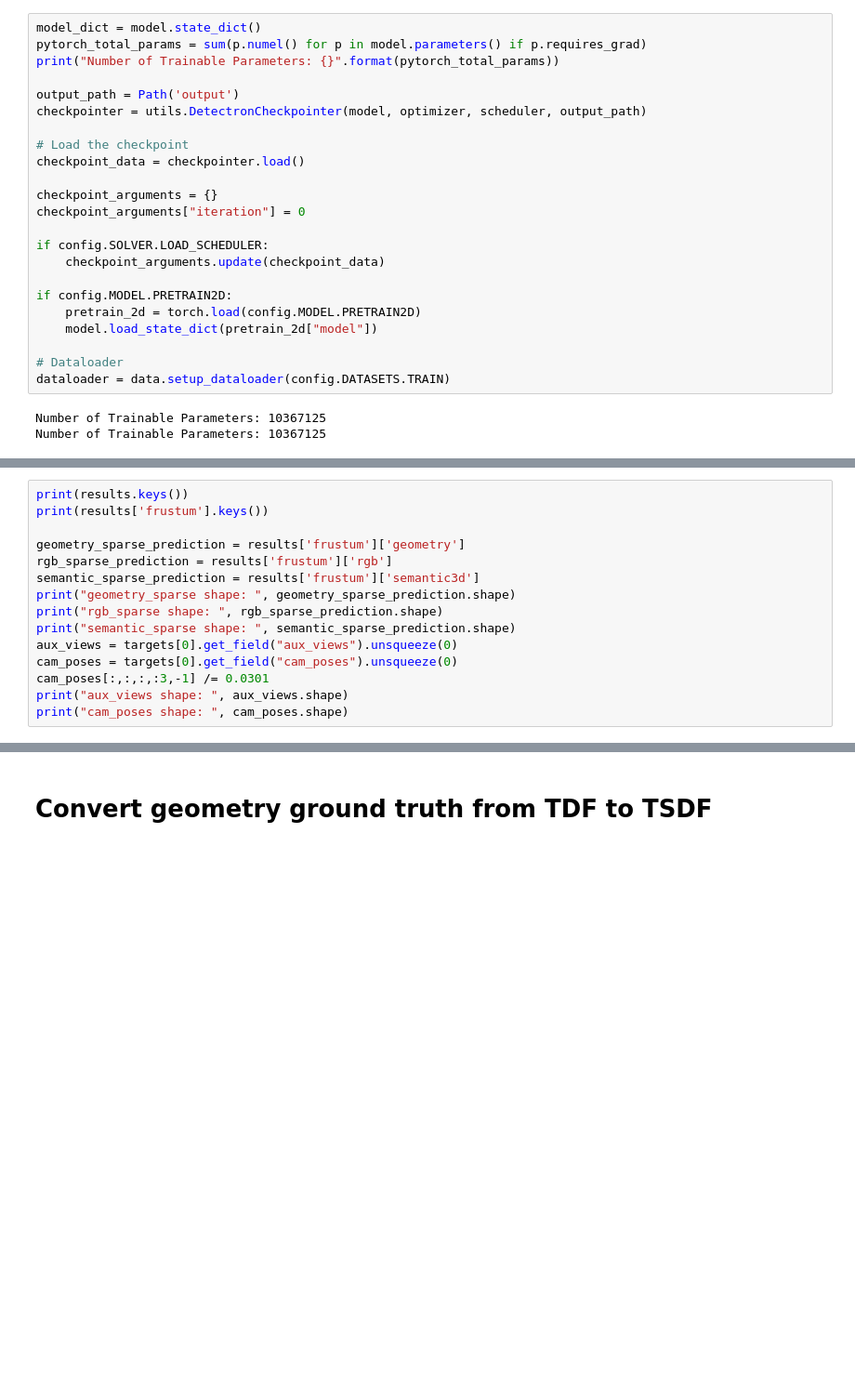
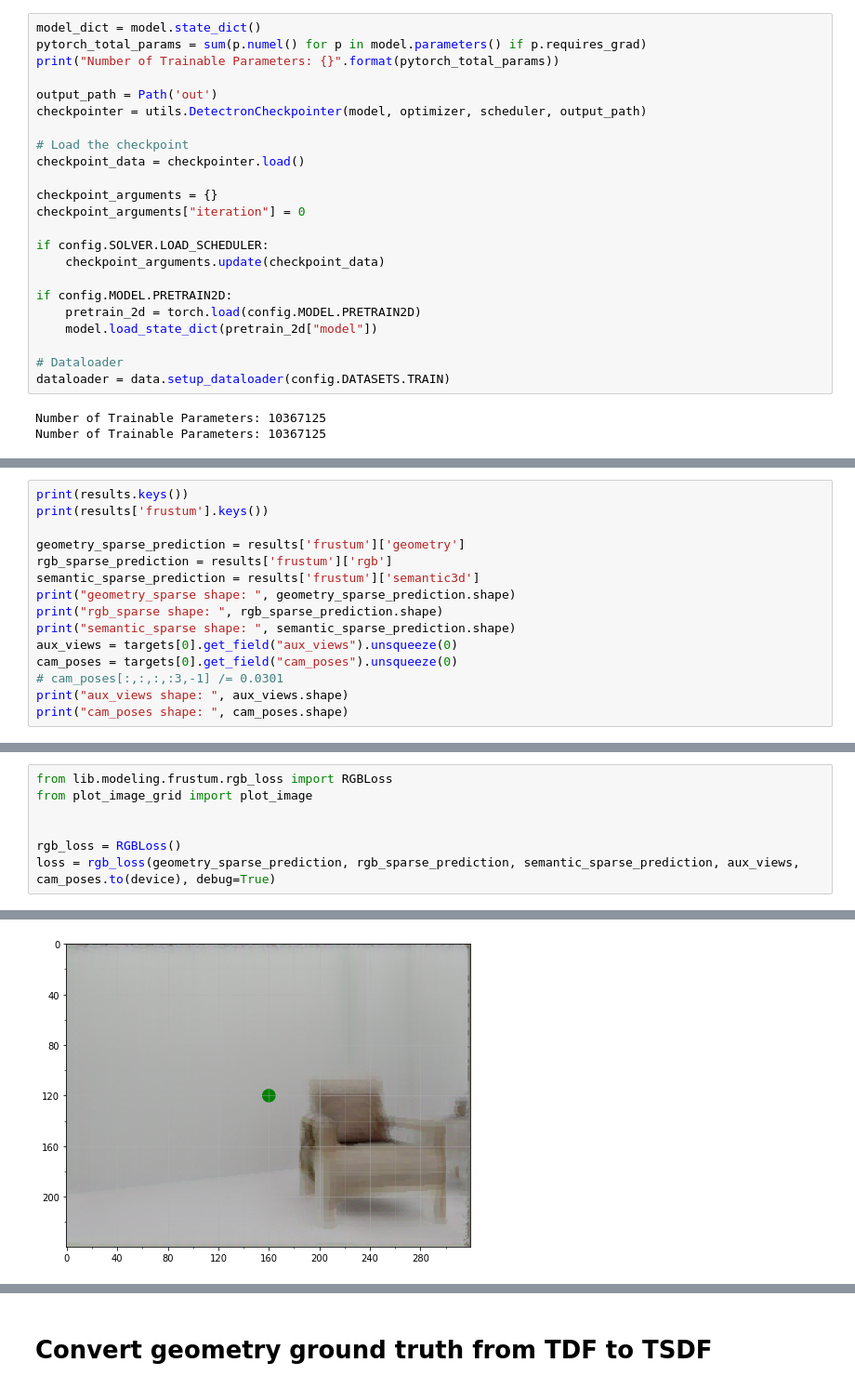
Before and after one commit to jdgalviss/panoptic-reconstruction, a Jupyter notebook: 03_test_model.ipynb, the cells around one changed output, grey strips where cells are left out. Shown at 93% size. Drawn from its saved outputs; the diff is of its cells as text; blank space fills up the shorter version.

```diff
--- a/03_test_model.ipynb
+++ b/03_test_model.ipynb
@@ -54,7 +54,7 @@ model_dict = model.state_dict()
 pytorch_total_params = sum(p.numel() for p in model.parameters() if p.requires_grad)
 print("Number of Trainable Parameters: {}".format(pytorch_total_params))
 
-output_path = Path('output')
+output_path = Path('out')
 checkpointer = utils.DetectronCheckpointer(model, optimizer, scheduler, output_path)
 
 # Load the checkpoint
@@ -159,7 +164,7 @@ print("rgb_sparse shape: ", rgb_sparse_prediction.shape)
 print("semantic_sparse shape: ", semantic_sparse_prediction.shape)
 aux_views = targets[0].get_field("aux_views").unsqueeze(0)
 cam_poses = targets[0].get_field("cam_poses").unsqueeze(0)
-cam_poses[:,:,:,:3,-1] /= 0.0301
+# cam_poses[:,:,:,:3,-1] /= 0.0301
 print("aux_views shape: ", aux_views.shape)
 print("cam_poses shape: ", cam_poses.shape)
 # %% [output]
@@ -171,2 +176,10 @@ semantic_sparse shape:  torch.Size([101319, 13])
 aux_views shape:  torch.Size([1, 3, 3, 240, 320])
 cam_poses shape:  torch.Size([1, 3, 1, 4, 4])
+# %%
+from lib.modeling.frustum.rgb_loss import RGBLoss
+from plot_image_grid import plot_image
+
+
+rgb_loss = RGBLoss()
+loss = rgb_loss(geometry_sparse_prediction, rgb_sparse_prediction, semantic_sparse_prediction, aux_views, cam_poses.to(device), debug=True)
+# %% [output]
@@ -172,0 +191 @@ cam_poses shape:  torch.Size([1, 3, 1, 4, 4])
+[figure, added]
```
Also changed, not shown: parts of 11 cells of this notebook, 5 other files.
